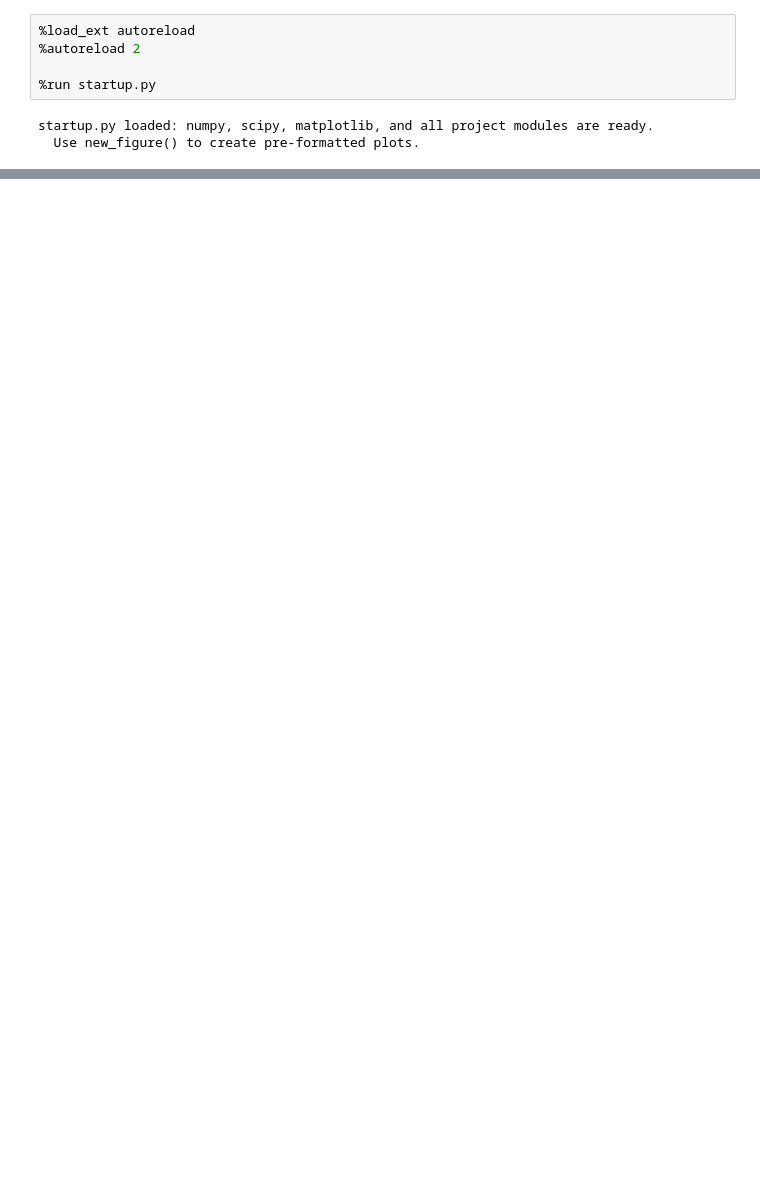
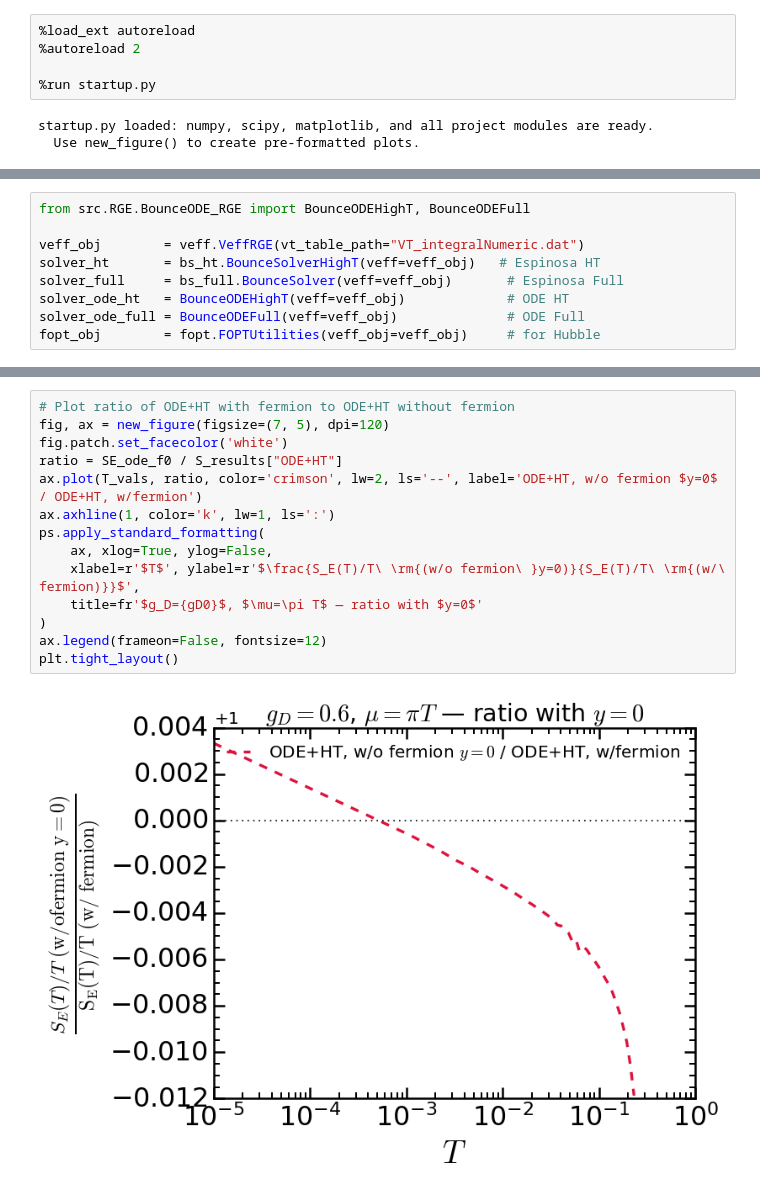
Before and after one commit to mquezada13/FOPT_Dark_Photon_DRalgo, a Jupyter notebook: notebooks/demo_bounce_action.ipynb, the cells around one changed output, grey strips where cells are left out. Saved outputs shown, nothing was run; the diff lists cells and outputs as text; blank space fills up the shorter version.

```diff
--- a/notebooks/demo_bounce_action.ipynb
+++ b/notebooks/demo_bounce_action.ipynb
@@ -32 +24,10 @@ fopt_obj  = fopt.FOPTUtilities(veff_obj=veff_obj)        # for Hubble parameter
+# %%
+from src.RGE.BounceODE_RGE import BounceODEHighT, BounceODEFull
+
+veff_obj        = veff.VeffRGE(vt_table_path="VT_integralNumeric.dat")
+solver_ht       = bs_ht.BounceSolverHighT(veff=veff_obj)   # Espinosa HT
+solver_full     = bs_full.BounceSolver(veff=veff_obj)       # Espinosa Full
+solver_ode_ht   = BounceODEHighT(veff=veff_obj)             # ODE HT
+solver_ode_full = BounceODEFull(veff=veff_obj)              # ODE Full
+fopt_obj        = fopt.FOPTUtilities(veff_obj=veff_obj)     # for Hubble
 # %% [markdown]
@@ -242,0 +240,16 @@ print("Saved: data/cleaned_data/SE_RGE_log_grid_HT_025piT_cleaned.npz")
+# %%
+# Plot ratio of ODE+HT with fermion to ODE+HT without fermion
+fig, ax = new_figure(figsize=(7, 5), dpi=120)
+fig.patch.set_facecolor('white')
+ratio = SE_ode_f0 / S_results["ODE+HT"]
+ax.plot(T_vals, ratio, color='crimson', lw=2, ls='--', label='ODE+HT, w/o fermion $y=0$ / ODE+HT, w/fermion')
+ax.axhline(1, color='k', lw=1, ls=':')
+ps.apply_standard_formatting(
+    ax, xlog=True, ylog=False,
+    xlabel=r'$T$', ylabel=r'$\frac{S_E(T)/T\ \rm{(w/o fermion\ }y=0)}{S_E(T)/T\ \rm{(w/\ fermion)}}$',
+    title=fr'$g_D={gD0}$, $\mu=\pi T$ — ratio with $y=0$'
+)
+ax.legend(frameon=False, fontsize=12)
+plt.tight_layout()
+# %% [output]
+[figure, added]
```
Also changed, not shown: parts of 25 cells of this notebook, 18 other files.
